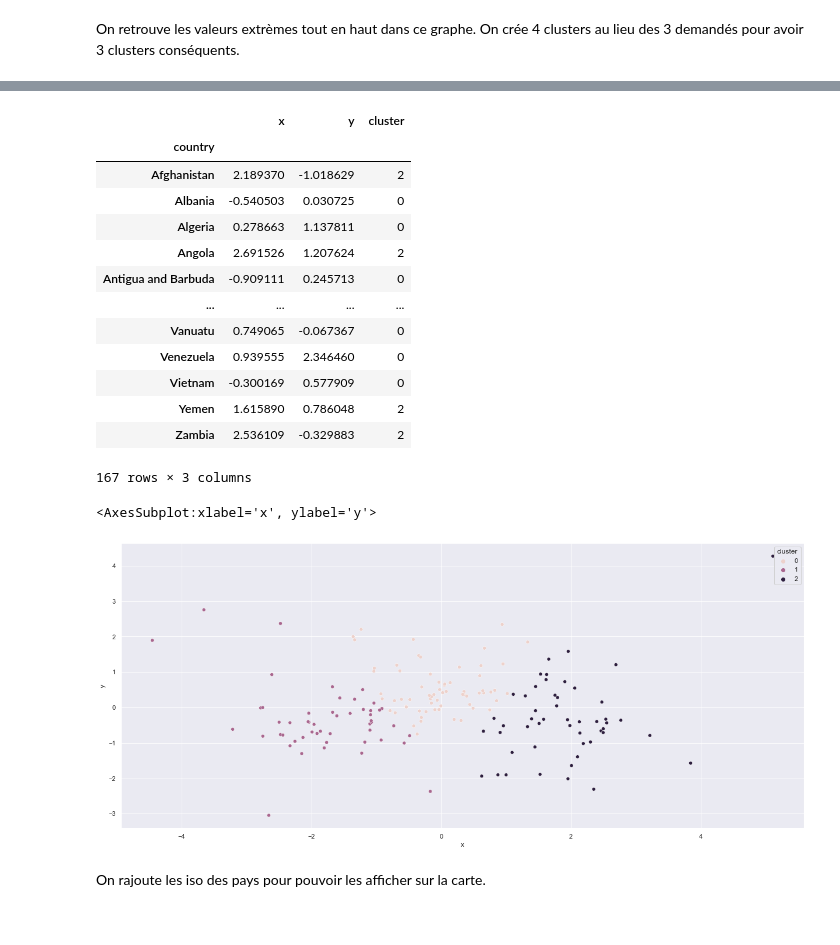
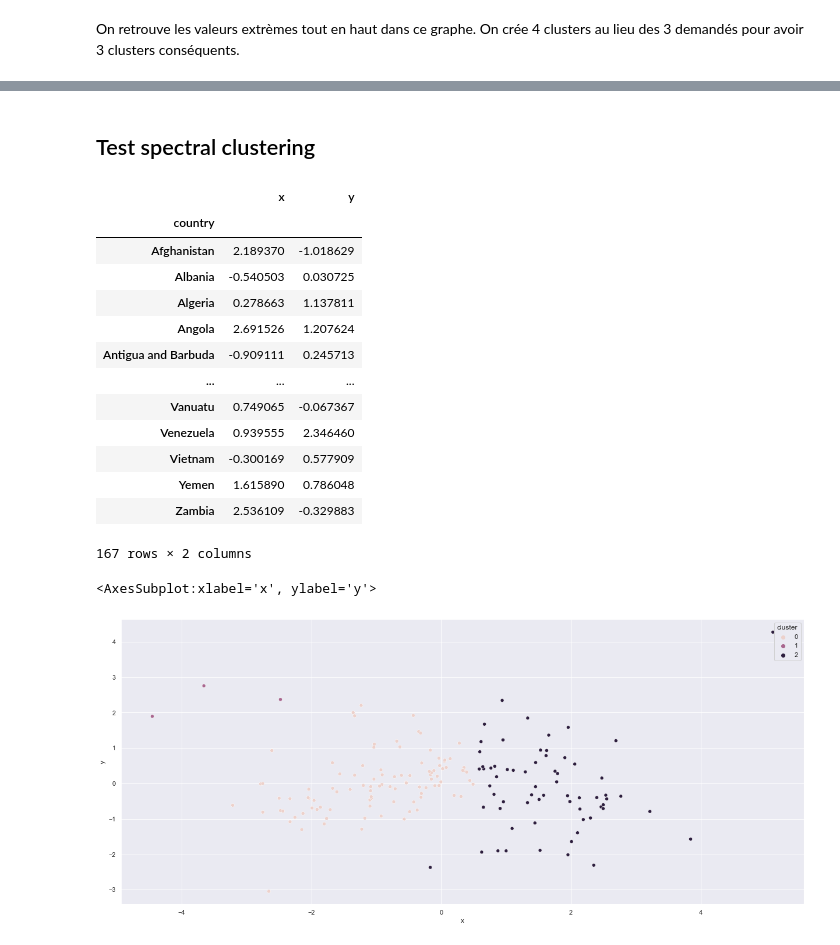
Before and after one commit to Vincent-Ta/Country_classification, a Jupyter notebook: main.ipynb, the cells around one changed output, grey strips where cells are left out. Drawn from its saved outputs; the diff is of its cells as text; code cells hidden in the pictures.

Commit message:
j ai rajoute le spectral mais faut comprendre l algo et voir ce qui marche pas + faudra clean le code

```diff
--- a/main.ipynb
+++ b/main.ipynb
@@ -275,9 +276,10 @@ sns.scatterplot(data=country_pca, x='x', y='y')
 On remarque en haut à droite quelques pays qui se démarquent du reste.
 Le Kmean est un algorithme sensible à ces valeurs abehrantes, on retrouvera ce problème plus tard.
 # %%
-kmeans_clustering =  KMeans(n_clusters=3, random_state=0).fit(country_pca)
-country_pca['cluster'] = kmeans_clustering.labels_
-sns.swarmplot(data=country_pca.cluster)
+country_pca_kmean = country_pca.copy()
+kmeans_clustering =  KMeans(n_clusters=3, random_state=0).fit(country_pca_kmean)
+country_pca_kmean['cluster'] = kmeans_clustering.labels_
+sns.swarmplot(data=country_pca_kmean.cluster)
 # %% [output]
 <AxesSubplot:>
 [figure]
@@ -286,25 +341,29 @@ On retrouve les valeurs extrèmes tout en haut dans ce graphe. On crée 4 cluste
+# %% [markdown]
+## Test spectral clustering
 # %%
 country_pca
 # %% [output]
-|  | x | y | cluster |
-| country |  |  |  |
-| Afghanistan | 2.189370 | -1.018629 | 2 |
-| Albania | -0.540503 | 0.030725 | 0 |
-| Algeria | 0.278663 | 1.137811 | 0 |
-| Angola | 2.691526 | 1.207624 | 2 |
-| Antigua and Barbuda | -0.909111 | 0.245713 | 0 |
-| ... | ... | ... | ... |
-| Vanuatu | 0.749065 | -0.067367 | 0 |
-| Venezuela | 0.939555 | 2.346460 | 0 |
-| Vietnam | -0.300169 | 0.577909 | 0 |
-| Yemen | 1.615890 | 0.786048 | 2 |
-| Zambia | 2.536109 | -0.329883 | 2 |
+|  | x | y |
+| country |  |  |
+| Afghanistan | 2.189370 | -1.018629 |
+| Albania | -0.540503 | 0.030725 |
+| Algeria | 0.278663 | 1.137811 |
+| Angola | 2.691526 | 1.207624 |
+| Antigua and Barbuda | -0.909111 | 0.245713 |
+| ... | ... | ... |
+| Vanuatu | 0.749065 | -0.067367 |
+| Venezuela | 0.939555 | 2.346460 |
+| Vietnam | -0.300169 | 0.577909 |
+| Yemen | 1.615890 | 0.786048 |
+| Zambia | 2.536109 | -0.329883 |
-167 rows × 3 columns
+167 rows × 2 columns
+# %%
+country_pca_spectral = country_pca.copy()
+spectral_clustering = SpectralClustering(n_clusters=3, assign_labels='discretize', random_state=0).fit(country_pca_spectral)
+country_pca_spectral['cluster'] = spectral_clustering.labels_
 # %%
-sns.scatterplot(data=country_pca, x='x', y='y', hue='cluster')
+sns.scatterplot(data=country_pca_spectral, x='x', y='y', hue='cluster')
 # %% [output]
 <AxesSubplot:xlabel='x', ylabel='y'>
-[figure, old version]
+[figure, new version]
-# %% [markdown]
-On rajoute les iso des pays pour pouvoir les afficher sur la carte.
 # %%
```
Also changed, not shown: parts of 8 cells of this notebook.
